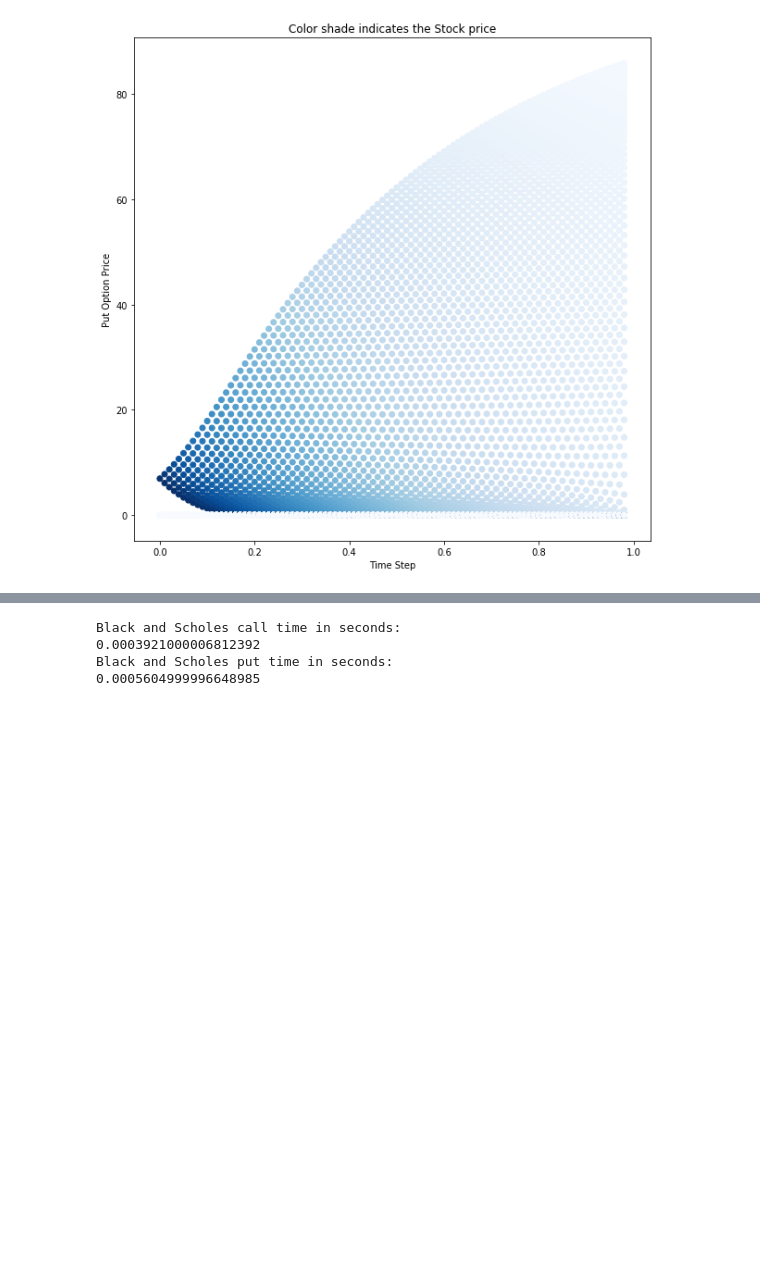
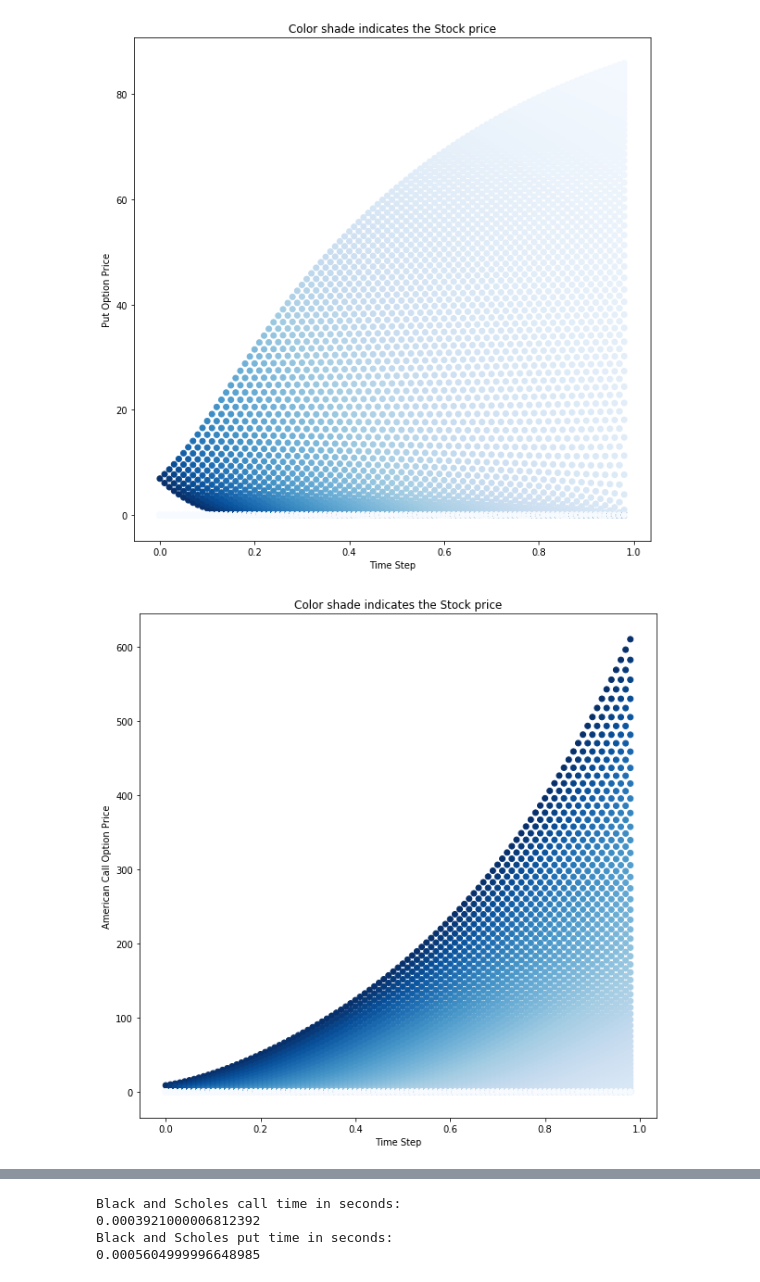
Before and after one commit to jecabcas/library1, a Jupyter notebook: Options_Pricing.ipynb, the cells around one changed output, grey strips where cells are left out. Saved outputs shown, nothing was run; the diff lists cells and outputs as text; code cells hidden in the pictures; blank space fills up the shorter version.

```diff
--- a/Options_Pricing.ipynb
+++ b/Options_Pricing.ipynb
@@ -364,3 +484,7 @@ my_option.eur_call_bin_plot(True)
 my_option.eur_put_bin_plot(False)
 # %% [output]
 [figure]
+# %%
+my_option.amer_call_bin_plot(False)
+# %% [output]
+[figure, added]
```
Also changed, not shown: parts of 7 cells of this notebook.
